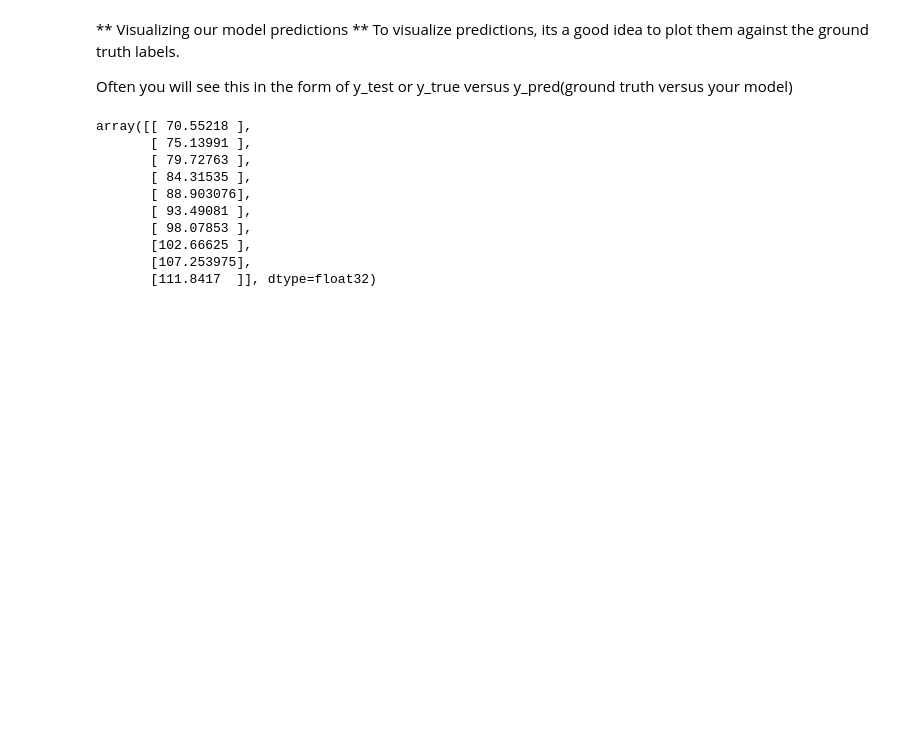
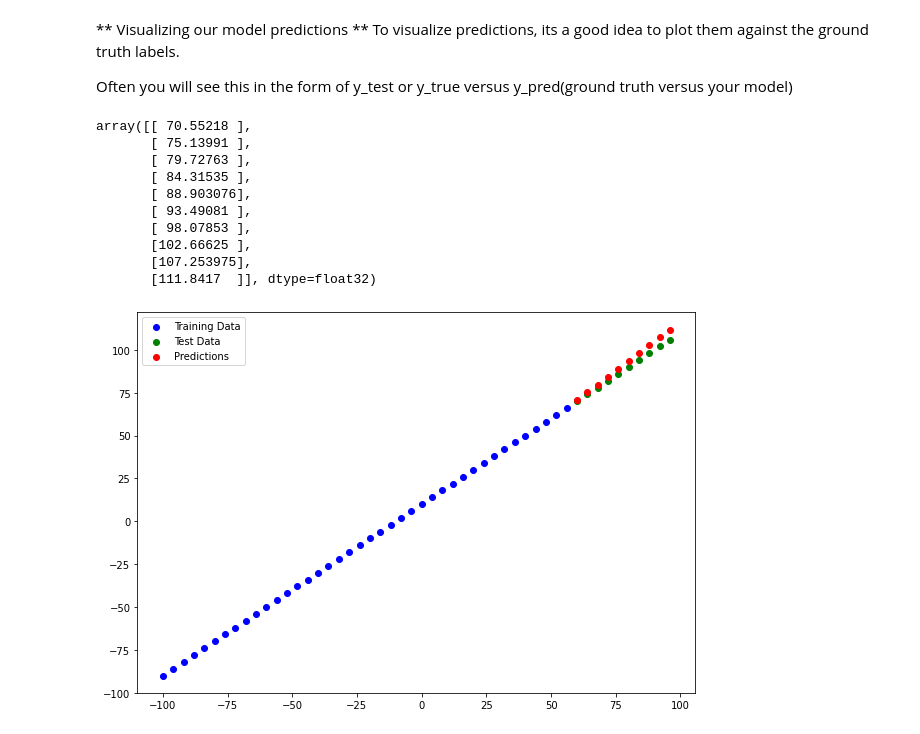
Before and after one commit to nawabtest/tensorflow_p, a Jupyter notebook: Overview_of_Colaboratory_Features.ipynb, the cells around one changed output. Drawn from its saved outputs; the diff is of its cells as text; code cells hidden in the pictures; blank space fills up the shorter version.

```diff
--- a/Overview_of_Colaboratory_Features.ipynb
+++ b/Overview_of_Colaboratory_Features.ipynb
@@ -399,10 +401,29 @@ array([[ 70.55218 ],
        [102.66625 ],
        [107.253975],
        [111.8417  ]], dtype=float32)
-# %%
-# Lets create a plotting function
-def plot_predictions(train_data=X_train,
-                     train_labels=Y_train,
-                     train_data=X_test,
-                     test_labels=Y_test,
-                     predictions=Y_pred);
+# %%
+# Lets create a plotting function
+def plot_predictions(train_data=X_train,
+                     train_labels=Y_train,
+                     test_data=X_test,
+                     test_labels=Y_test,
+                     predictions=y_pred):
+
+  """
+  Plot Traing, Test Data and Predictions and compare predictions to ground truth table
+
+  """
+
+  plt.figure(figsize=(10, 7))
+  #Plot Training Data in Blue
+  plt.scatter(train_data, train_labels, c="b", label="Training Data")
+  #Plot Testing Data in Green
+  plt.scatter(test_data, test_labels, c="g", label="Test Data")
+  #Plot Model's prediction in Red
+  plt.scatter(test_data, predictions, c="r", label="Predictions")
+  #Show the Legend
+  plt.legend()
+# %%
+plot_predictions()
+# %% [output]
+[figure, added]
```
Also changed, not shown: parts of 10 cells of this notebook.
